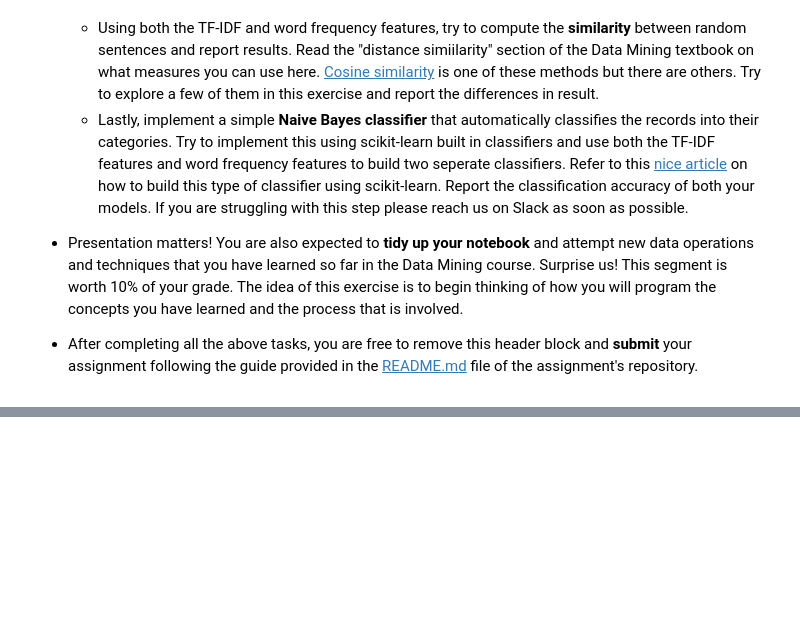
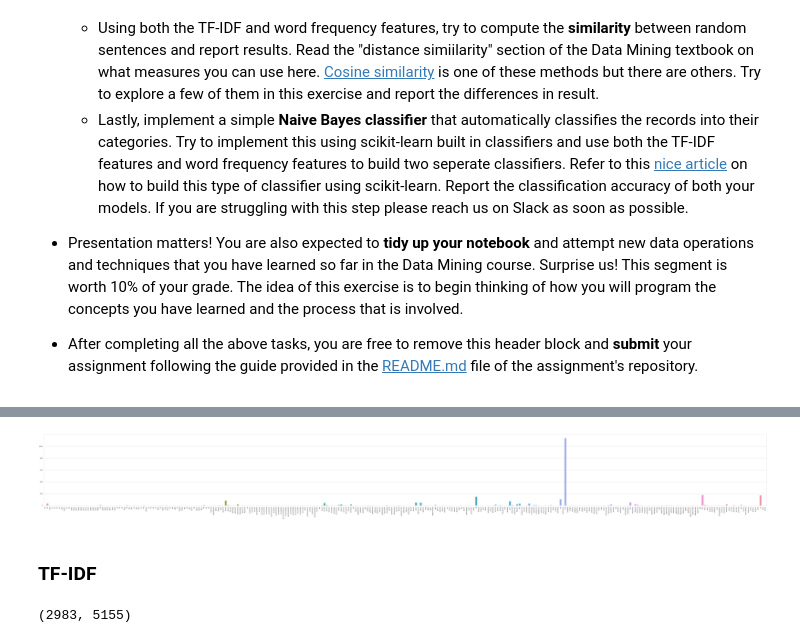
Before and after one commit to ron221/dm_2018_hw_1, a Jupyter notebook: 葉曉融_106065506.ipynb, the cells around one changed output, grey strips where cells are left out. Cells and saved outputs as stored; diff of their text form; code cells hidden in the pictures; blank space fills up the shorter version.

```diff
--- a/葉曉融_106065506.ipynb
+++ b/葉曉融_106065506.ipynb
@@ -32,0 +299,5 @@ GitHub ID: ron221
+# %%
+# Generate term frequency matrix
+count_vect = CountVectorizer()
+df_counts = count_vect.fit_transform(df_all.comment)
+term_frequencies = np.asarray(df_counts.sum(axis=0))[0]
@@ -32,0 +318,19 @@ GitHub ID: ron221
+# %%
+plt.subplots(figsize=(100, 10))
+g = sns.barplot(x=count_vect.get_feature_names()[:300],
+            y=term_frequencies[:300])
+g.set_xticklabels(count_vect.get_feature_names()[:300], rotation = 90);
+# %% [output]
+[figure, added]
+# %% [markdown]
+### TF-IDF
+# %%
+from sklearn.feature_extraction.text import TfidfVectorizer
+vectorizer = TfidfVectorizer(analyzer='word')
+tfidf = vectorizer.fit_transform(df_all.comment)
+print(tfidf.shape)
+## result=> (2983, 5155)
+vocab = vectorizer.vocabulary_
+idf = vectorizer.idf_
+# %% [output]
+(2983, 5155)
```
Also changed, not shown: parts of 55 cells of this notebook, 6 other files.
